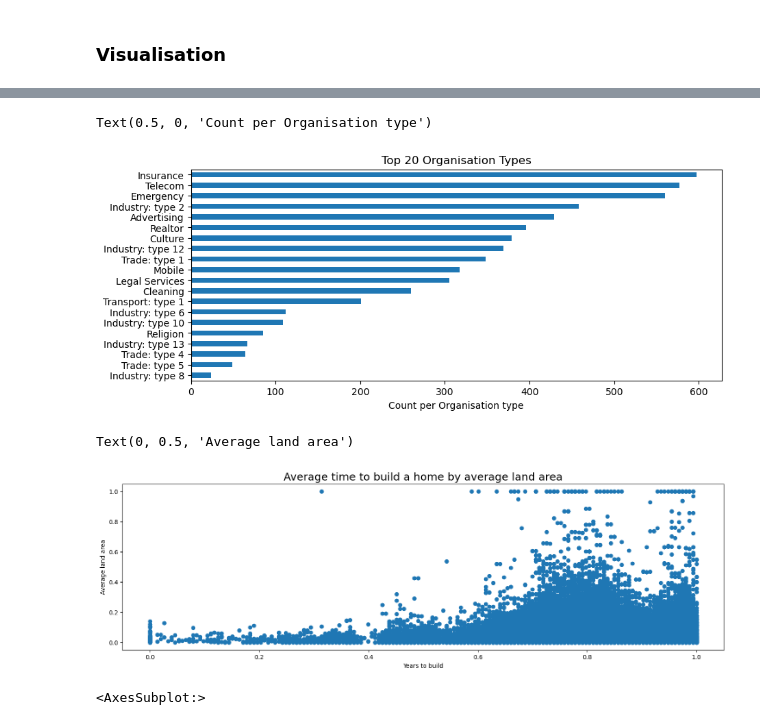
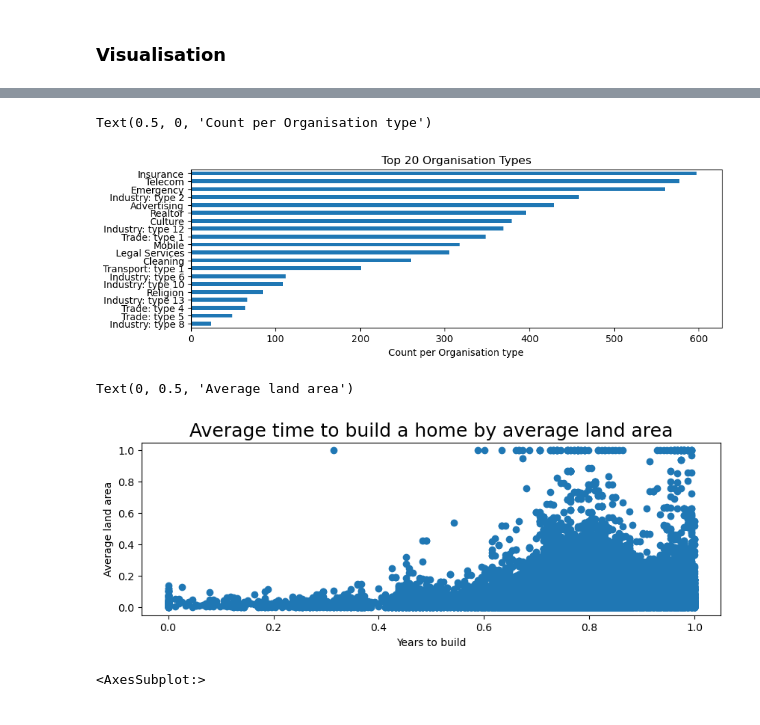
Before and after one commit to Slyson/Tax-Fraud-Detection, a Jupyter notebook: fraud-detection.ipynb, the cells around one changed output, grey strips where cells are left out. Saved outputs shown, nothing was run; the diff lists cells and outputs as text; code cells hidden in the pictures.

```diff
--- a/fraud-detection.ipynb
+++ b/fraud-detection.ipynb
@@ -138,20 +140,20 @@ Text(0.5, 1.0, 'Number of tax payers by occupation')
 # %%
-plt.figure(figsize=(10,4))
+plt.figure(figsize=(10,3))
 data['ORGANIZATION_TYPE'].value_counts().sort_values(ascending=True)[:20].plot(kind='barh')
 plt.title('Top 20 Organisation Types')
 plt.xlabel('Count per Organisation type')
 # %% [output]
 Text(0.5, 0, 'Count per Organisation type')
-[figure, old version]
+[figure, new version]
 # %%
-plt.figure(figsize=(18,5))
+plt.figure(figsize=(10,3))
 plt.title('Average time to build a home by average land area',size=18)
 plt.scatter(data['YEARS_BUILD_MODE'],data['LANDAREA_AVG'])
 plt.xlabel('Years to build')
 plt.ylabel('Average land area')
 # %% [output]
 Text(0, 0.5, 'Average land area')
-[figure, old version]
+[figure, new version]
 # %%
 plt.figure(figsize=(10,3))
 data['HOUSETYPE_MODE'].value_counts().plot(kind='barh',width=0.2)
```
Also changed, not shown: parts of 18 cells of this notebook.
